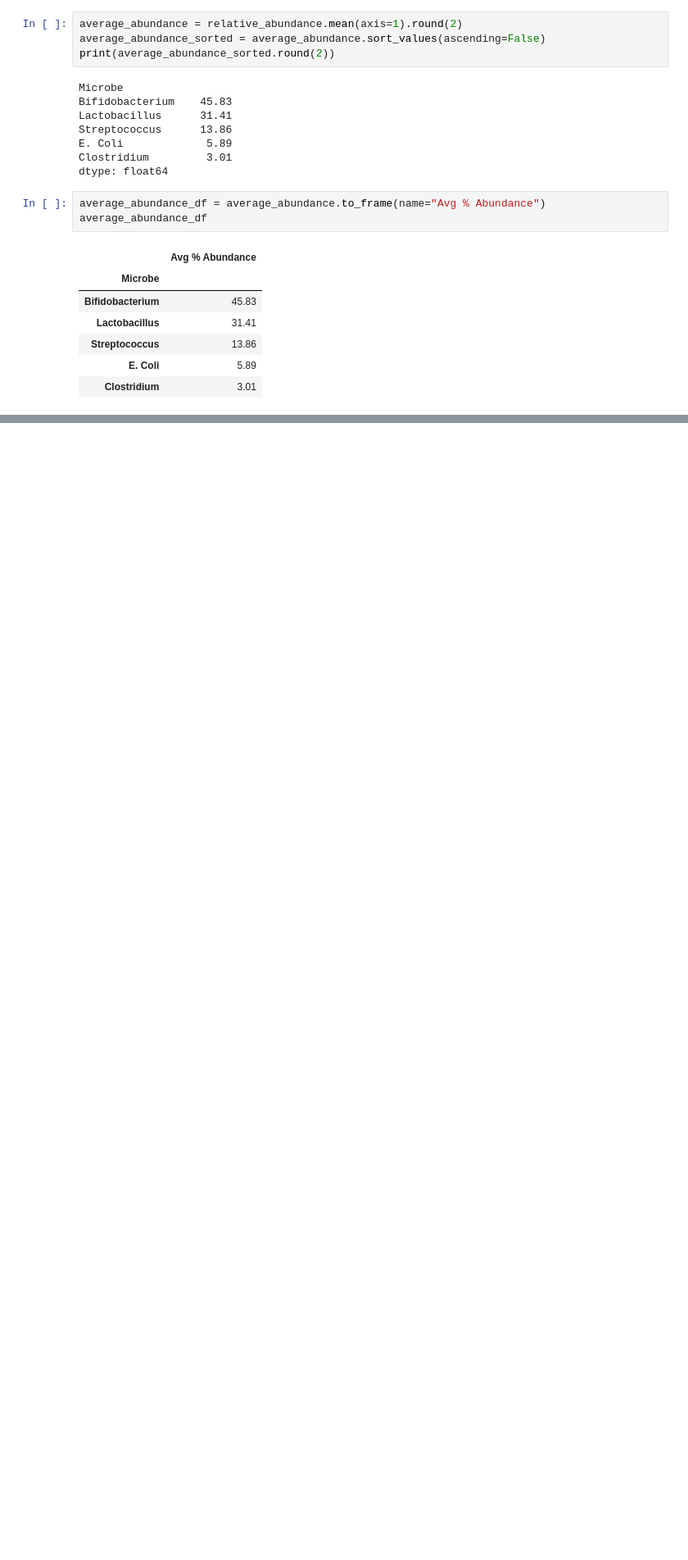
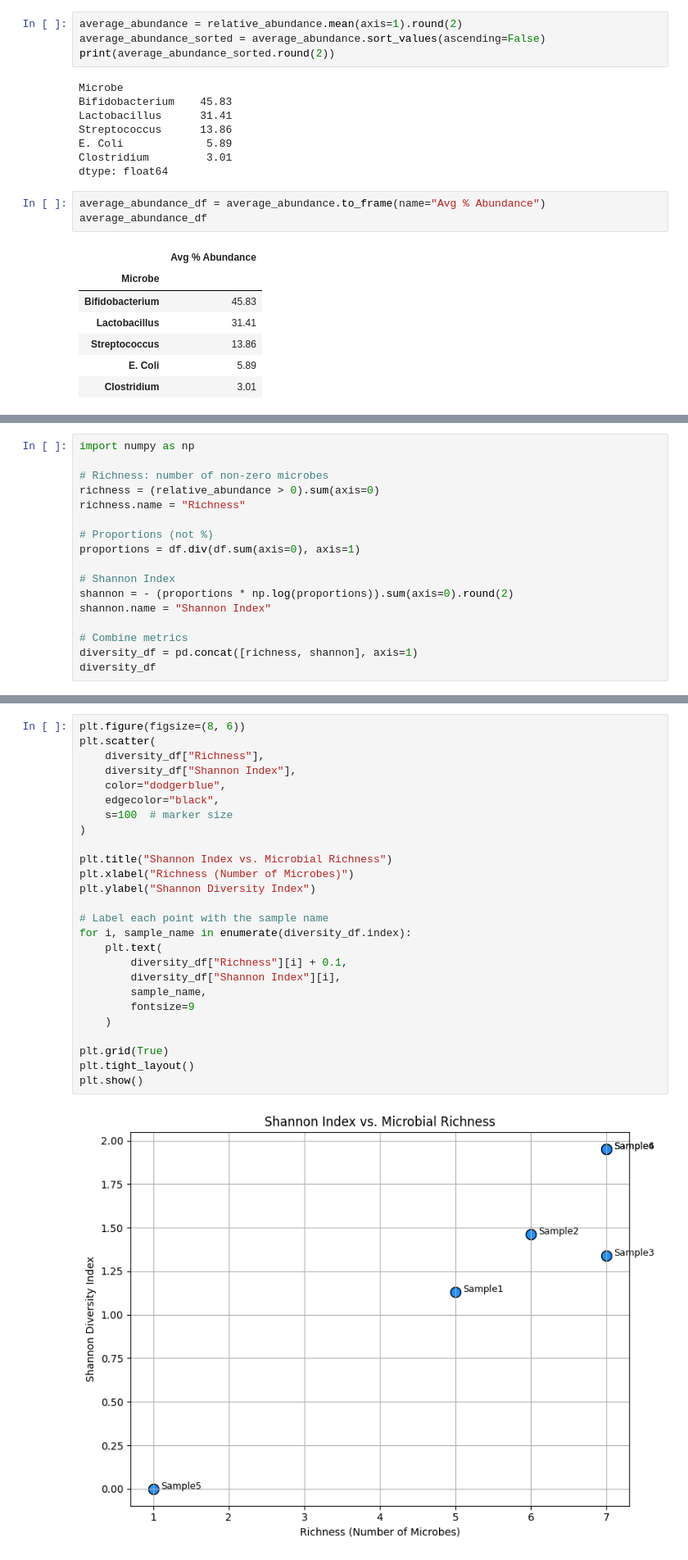
Before and after one commit to tssmith5619/learn2code, a Jupyter notebook: Python_Lessons_Month2.ipynb, the cells around one changed output, grey strips where cells are left out. Shown: that part at 82% size. Saved outputs shown, nothing was run; the diff lists cells and outputs as text; blank space fills up the shorter version.

Commit message:
diversity lesson updated

```diff
--- a/Python_Lessons_Month2.ipynb
+++ b/Python_Lessons_Month2.ipynb
@@ -361,0 +430,17 @@ average_abundance_df
+# %%
+import numpy as np
+
+# Richness: number of non-zero microbes
+richness = (relative_abundance > 0).sum(axis=0)
+richness.name = "Richness"
+
+# Proportions (not %)
+proportions = df.div(df.sum(axis=0), axis=1)
+
+# Shannon Index
+shannon = - (proportions * np.log(proportions)).sum(axis=0).round(2)
+shannon.name = "Shannon Index"
+
+# Combine metrics
+diversity_df = pd.concat([richness, shannon], axis=1)
+diversity_df
@@ -361,0 +455,28 @@ average_abundance_df
+# %%
+plt.figure(figsize=(8, 6))
+plt.scatter(
+    diversity_df["Richness"],
+    diversity_df["Shannon Index"],
+    color="dodgerblue",
+    edgecolor="black",
+    s=100  # marker size
+)
+
+plt.title("Shannon Index vs. Microbial Richness")
+plt.xlabel("Richness (Number of Microbes)")
+plt.ylabel("Shannon Diversity Index")
+
+# Label each point with the sample name
+for i, sample_name in enumerate(diversity_df.index):
+    plt.text(
+        diversity_df["Richness"][i] + 0.1,
+        diversity_df["Shannon Index"][i],
+        sample_name,
+        fontsize=9
+    )
+
+plt.grid(True)
+plt.tight_layout()
+plt.show()
+# %% [output]
+[figure, added]
```
Also changed, not shown: parts of 5 cells of this notebook.
